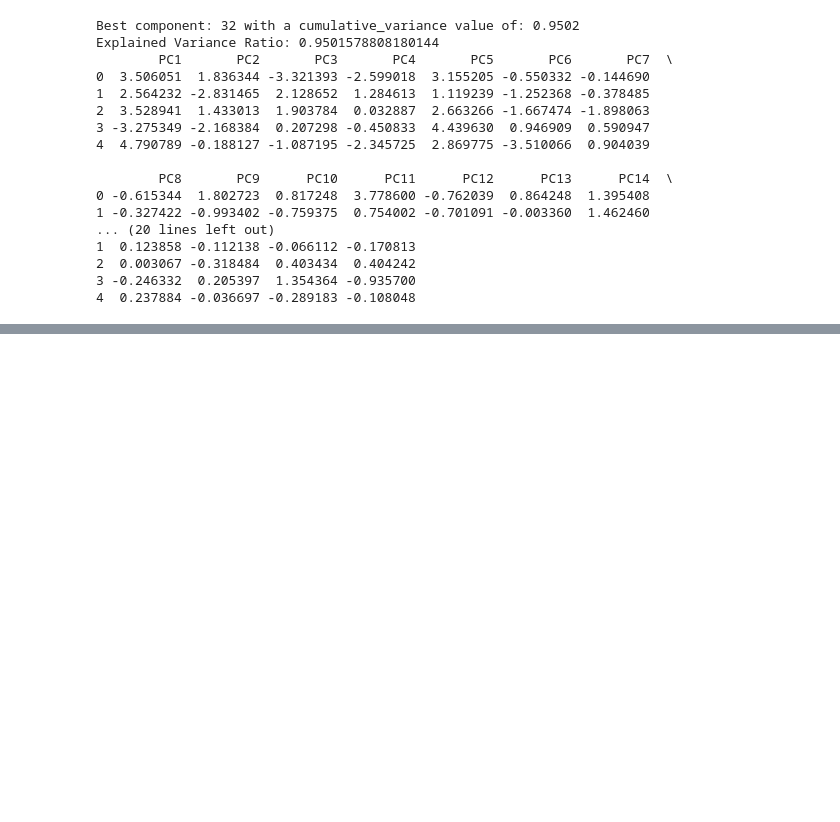
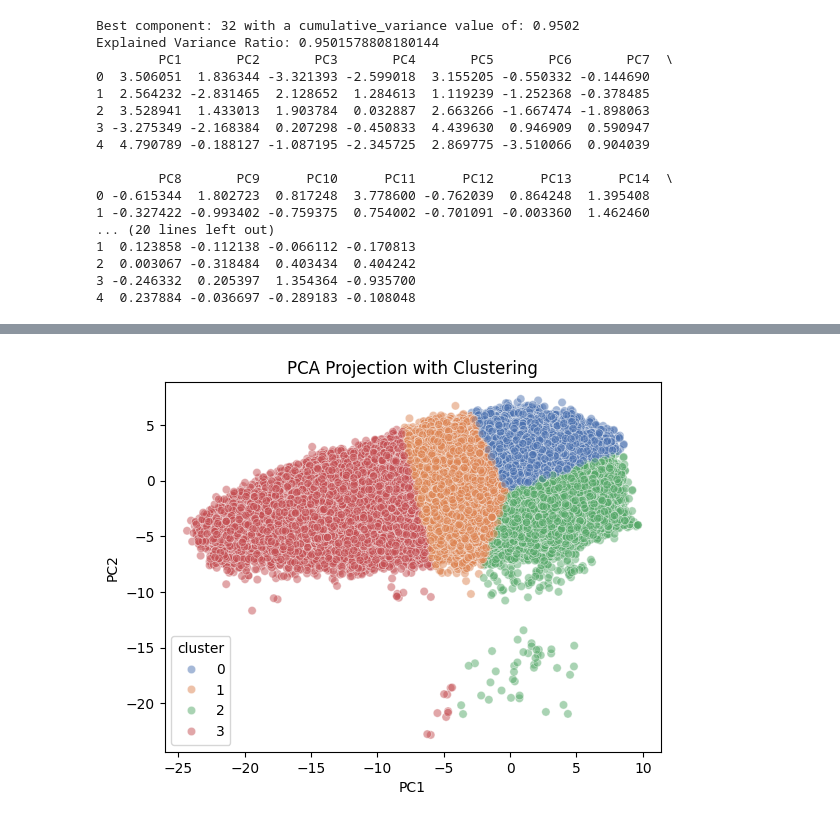
Before and after one commit to Av0cat0/Clash-Royale-Causal-analysis, a Jupyter notebook: project-roni.ipynb, the cells around one changed output, grey strips where cells are left out. Cells and saved outputs as stored; diff of their text form; code cells hidden in the pictures; blank space fills up the shorter version.

```diff
--- a/project-roni.ipynb
+++ b/project-roni.ipynb
@@ -83,0 +75,11 @@ Explained Variance Ratio: 0.9501578808180144
+# %%
+from sklearn.cluster import KMeans
+
+kmeans = KMeans(n_clusters=4)
+df_pca_2d["cluster"] = kmeans.fit_predict(df_pca_2d[["PC1", "PC2"]])
+
+sns.scatterplot(x="PC1", y="PC2", hue=df_pca_2d["cluster"], palette="deep", data=df_pca_2d, alpha=0.5)
+plt.title("PCA Projection with Clustering")
+plt.show()
+# %% [output]
+[figure, added]
```
Also changed, not shown: parts of 8 cells of this notebook, 5 other files.
